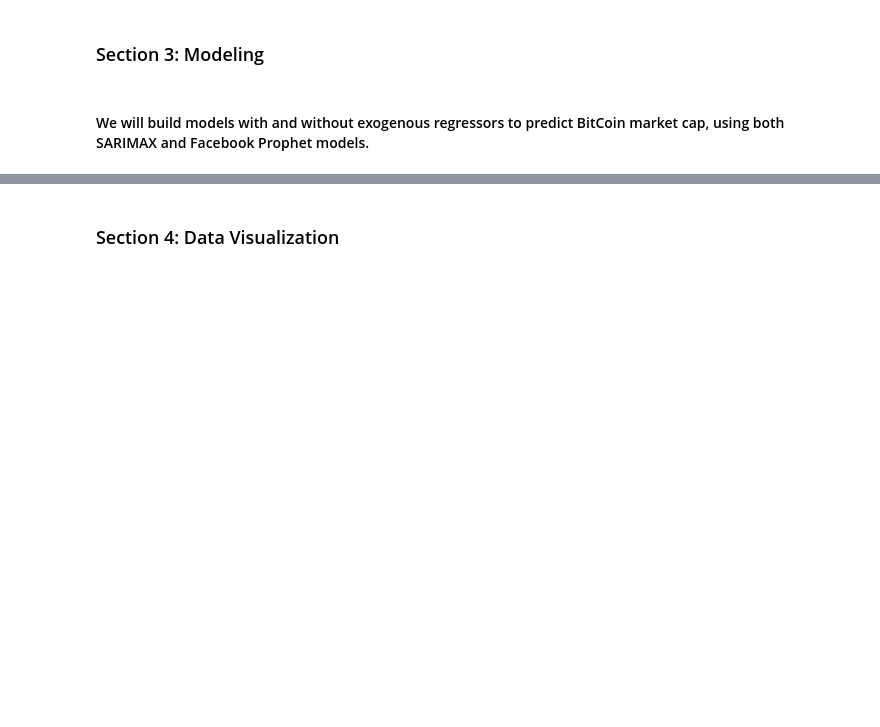
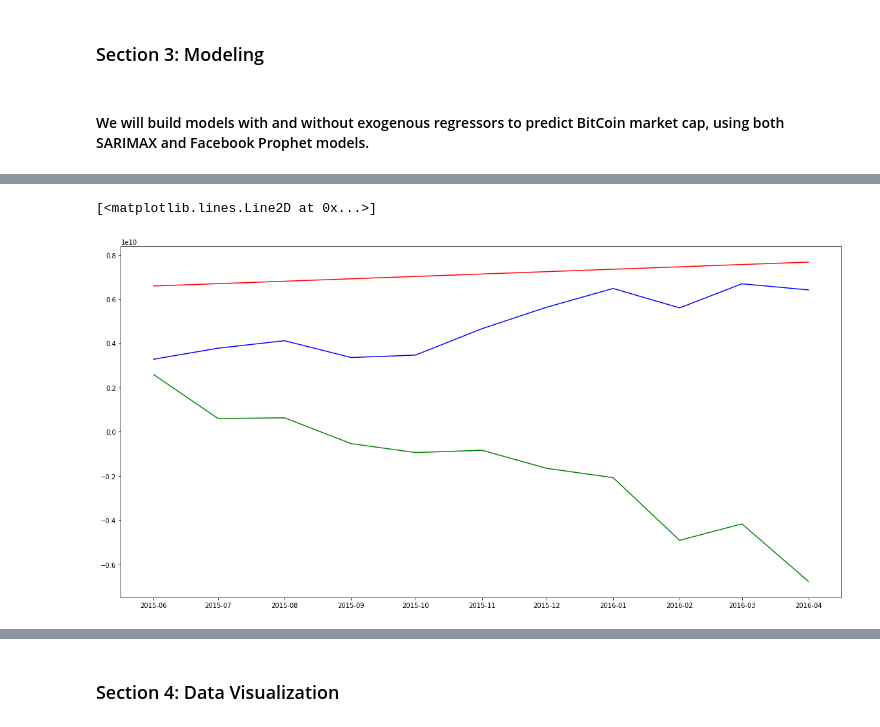
Before and after one commit to bakitybacon/cryptoeconomics, a Jupyter notebook: 340termproject.ipynb, the cells around one changed output, grey strips where cells are left out. Saved outputs shown, nothing was run; the diff lists cells and outputs as text; code cells hidden in the pictures; blank space fills up the shorter version.

Commit message:
attempted first modeling

```diff
--- a/340termproject.ipynb
+++ b/340termproject.ipynb
@@ -162,0 +168,26 @@ combined.plot(x='date',y='UY.ENDE_XDC_USD_RATE', ax=ax4, title="Exchange Rate to
+# %%
+#test/train split
+cryptoecon_train = combined[combined['date'] < pd.to_datetime('2015-06-01')]
+cryptoecon_test = combined[combined['date'] >= pd.to_datetime('2015-06-01')]
+# %%
+#prophet dataframe preparation
+prophet_df = pd.DataFrame(cryptoecon_train)
+prophet_df['ds'] = prophet_df['date']
+prophet_df['y'] = prophet_df['marketcap(USD)']
+
+prophet_test = pd.DataFrame(cryptoecon_test)
+prophet_test['ds'] = prophet_test['date']
+prophet_test['y'] = prophet_test['marketcap(USD)']
+# %%
+#creating a model with no exogenous variables
+no_exo_m = fbprophet.Prophet(yearly_seasonality=False)
+no_exo_m.fit(prophet_df)
+
+#creating a model with all exogenous variables
+all_exo_m = fbprophet.Prophet(yearly_seasonality=False)
+
+for country in countries:
+    for metric in metrics:
+        all_exo_m.add_regressor(country+"."+metric)
+
+all_exo_m.fit(prophet_df)
@@ -162,0 +202,10 @@ combined.plot(x='date',y='UY.ENDE_XDC_USD_RATE', ax=ax4, title="Exchange Rate to
+# %%
+no_exo_preds = no_exo_m.predict(prophet_test)
+all_exo_preds = all_exo_m.predict(prophet_test)
+
+plt.plot(prophet_test['ds'].values, no_exo_preds['yhat'].values, c="r")
+plt.plot(prophet_test['ds'].values, prophet_test['marketcap(USD)'].values, c="b")
+plt.plot(prophet_test['ds'].values, all_exo_preds['yhat'].values, c="g")
+# %% [output]
+[<matplotlib.lines.Line2D at 0x...>]
+[figure, added]
```
Also changed, not shown: parts of 9 cells of this notebook.
